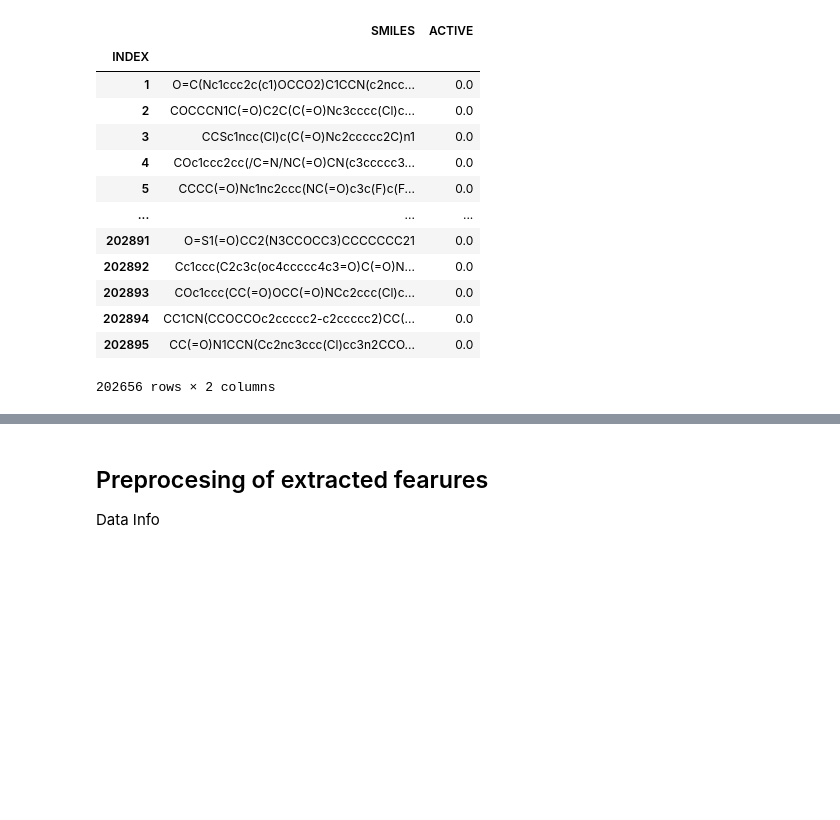
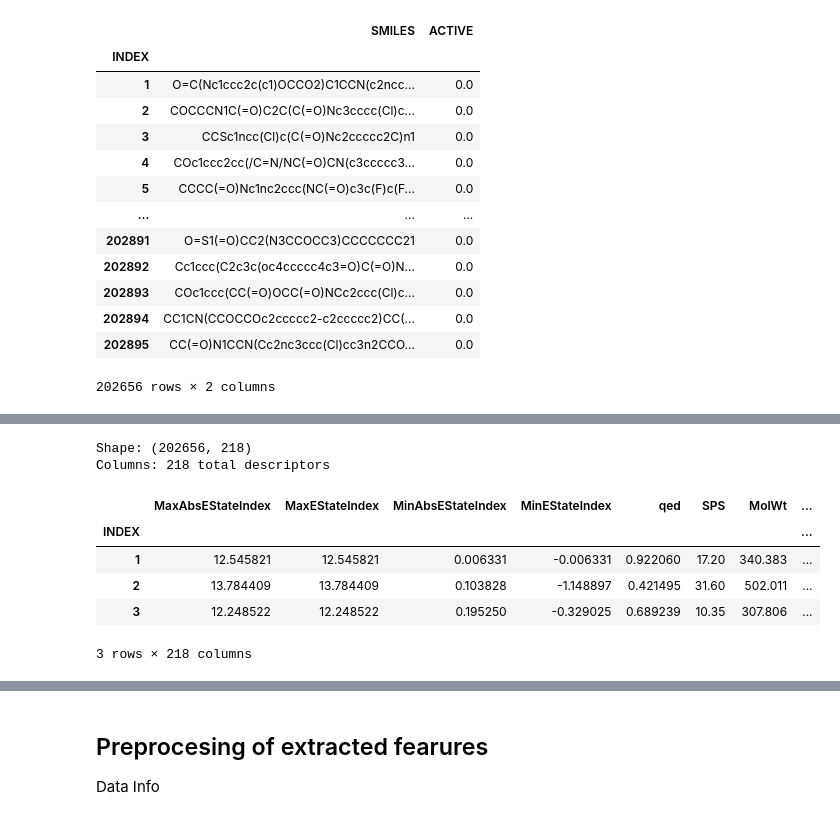
Before and after one commit to shoshano/Programing_for_data_science, a Jupyter notebook: Assignment4/preprocesing.ipynb, the cells around one changed output, grey strips where cells are left out. Saved outputs shown, nothing was run; the diff lists cells and outputs as text; code cells hidden in the pictures; blank space fills up the shorter version.

```diff
--- a/Assignment4/preprocesing.ipynb
+++ b/Assignment4/preprocesing.ipynb
@@ -133,3 +133,24 @@ display(train_data)
 | 202894 | CC1CN(CCOCCOc2ccccc2-c2ccccc2)CC(... | 0.0 |
 | 202895 | CC(=O)N1CCN(Cc2nc3ccc(Cl)cc3n2CCO... | 0.0 |
 202656 rows × 2 columns
+# %%
+# Convert SMILES to molecules, then calculate all descriptors
+from tqdm import tqdm
+mols = [Chem.MolFromSmiles(smiles) for smiles in train_data['SMILES']]
+
+# Calculate descriptors for each molecule (handles None automatically)
+descrs = []
+for mol in tqdm(mols):
+    if mol is not None:
+        descrs.append(Descriptors.CalcMolDescriptors(mol))
+    else:
+        descrs.append(None)
+
+# Create DataFrame with all RDKit descriptors
+descrs_df = pd.DataFrame(descrs, index=train_data.index)
+descrs_df['ACTIVE'] = train_data['ACTIVE']
+
+print(f"Shape: {descrs_df.shape}")
+print(f"Columns: {len(descrs_df.columns)} total descriptors")
+descrs_df.head(3)
+# %% [output]
@@ -136,3 +158,11 @@ display(train_data)
+Shape: (202656, 218)
+Columns: 218 total descriptors
+|  | MaxAbsEStateIndex | MaxEStateIndex | MinAbsEStateIndex | MinEStateIndex | qed | SPS | MolWt | ... |
+| INDEX |  |  |  |  |  |  |  | ... |
+| 1 | 12.545821 | 12.545821 | 0.006331 | -0.006331 | 0.922060 | 17.20 | 340.383 | ... |
+| 2 | 13.784409 | 13.784409 | 0.103828 | -1.148897 | 0.421495 | 31.60 | 502.011 | ... |
+| 3 | 12.248522 | 12.248522 | 0.195250 | -0.329025 | 0.689239 | 10.35 | 307.806 | ... |
+3 rows × 218 columns
 # %%
 def smile_to_descriptors_with_fingerprints(smiles):
     fpgen = AllChem.GetMorganGenerator(radius=2, fpSize=124)
```
Also changed, not shown: parts of 3 cells of this notebook, 5 other files.
